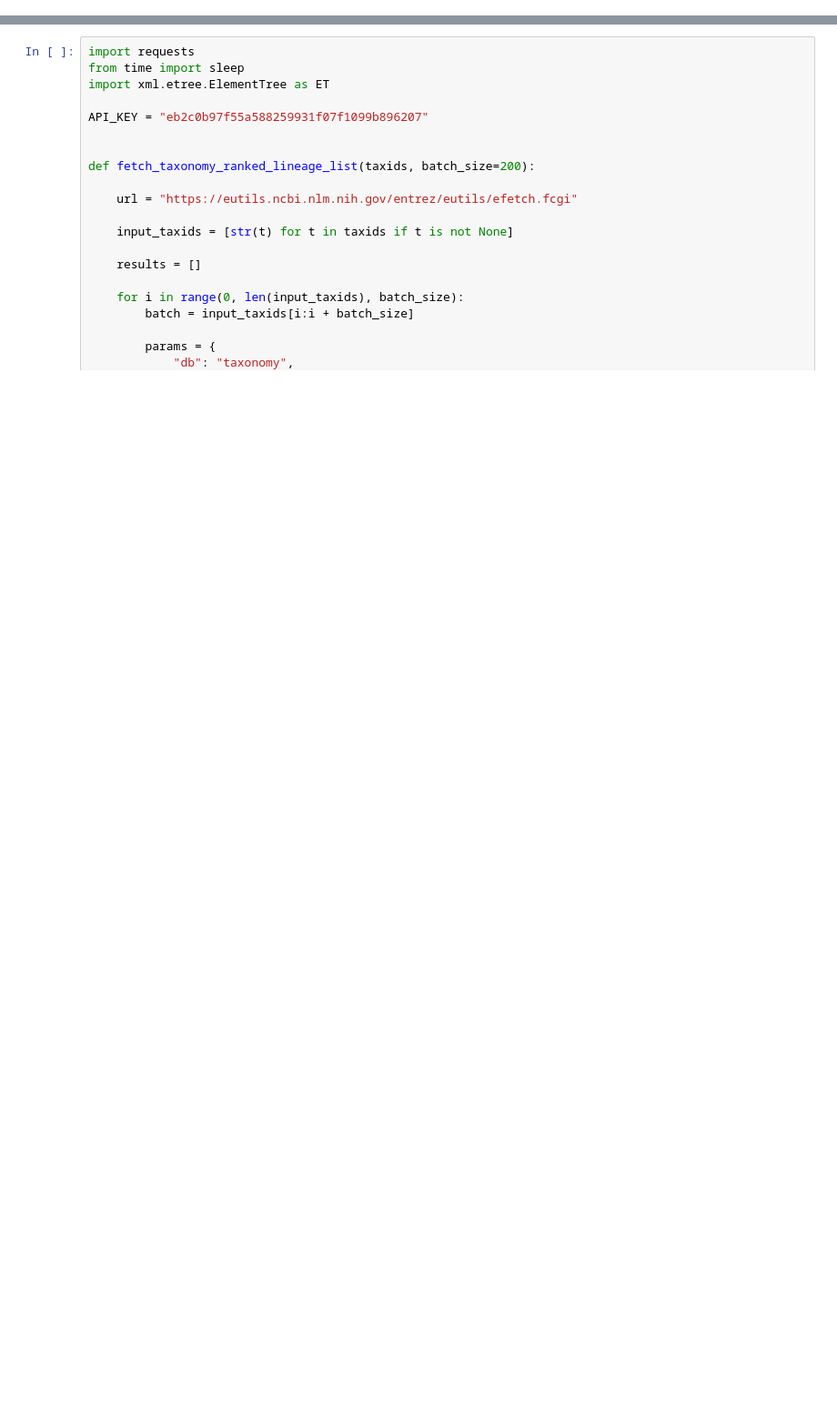
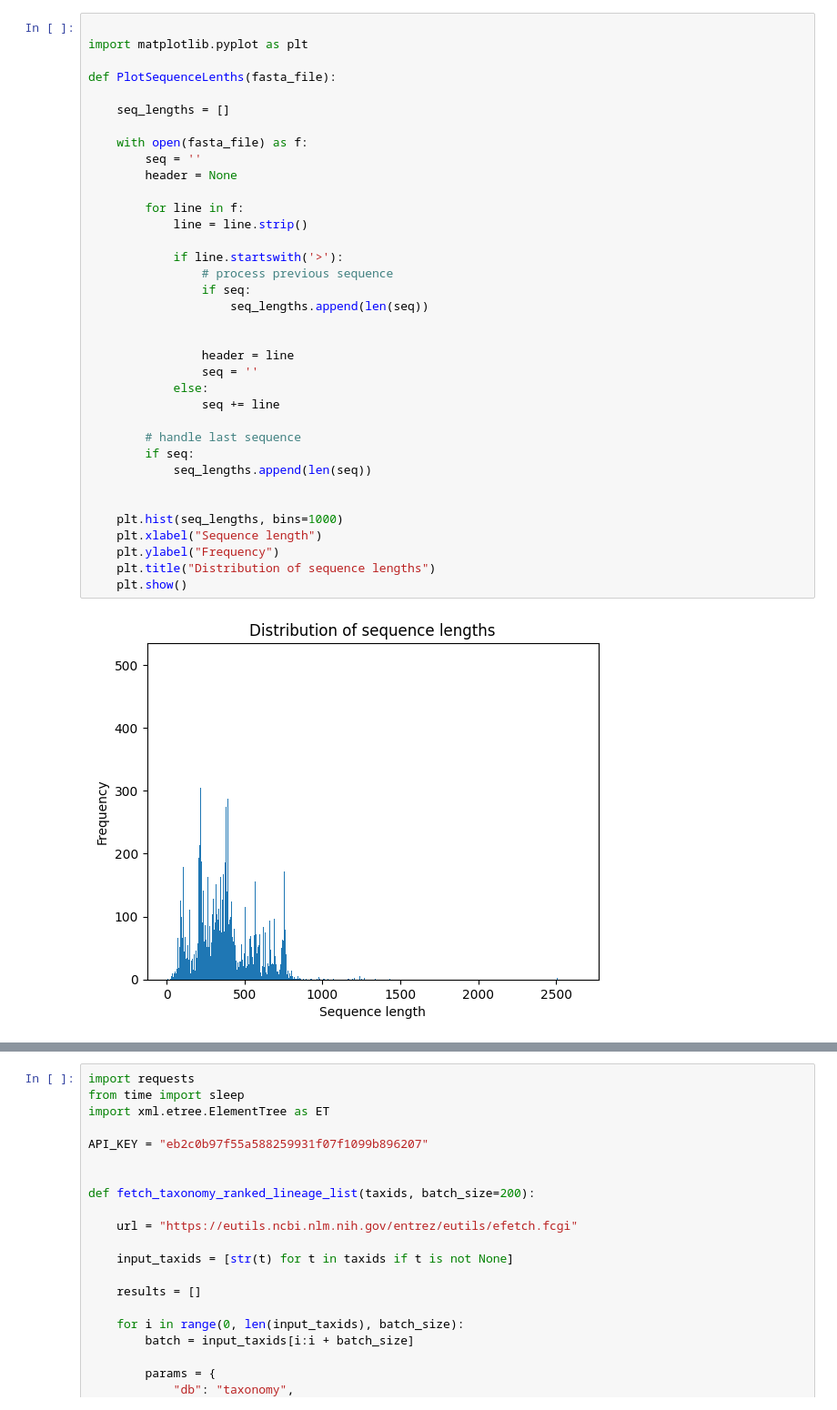
Before and after one commit to JaimeQMUL/NAAT_artic_phages, a Jupyter notebook: notebooks/visualisation.ipynb, the cells around one changed output, grey strips where cells are left out. Shown at 91% size. Cells and saved outputs as stored; diff of their text form; blank space fills up the shorter version.

```diff
--- a/notebooks/visualisation.ipynb
+++ b/notebooks/visualisation.ipynb
@@ -38,3 +7,41 @@ plt.show()
+# %%
+
+import matplotlib.pyplot as plt
+
+def PlotSequenceLenths(fasta_file):
+
+    seq_lengths = []
+
+    with open(fasta_file) as f:
+        seq = ''
+        header = None
+
+        for line in f:
+            line = line.strip()
+
+            if line.startswith('>'):
+                # process previous sequence
+                if seq:
+                    seq_lengths.append(len(seq))
+
+
+                header = line
+                seq = ''
+            else:
+                seq += line
+
+        # handle last sequence
+        if seq:
+            seq_lengths.append(len(seq))
+
+
+    plt.hist(seq_lengths, bins=1000)
+    plt.xlabel("Sequence length")
+    plt.ylabel("Frequency")
+    plt.title("Distribution of sequence lengths")
+    plt.show()
+# %% [output]
+[figure, added]
 # %%
 import pandas as pd
 import json
```
Also changed, not shown: parts of 8 cells of this notebook, 26 other files.
